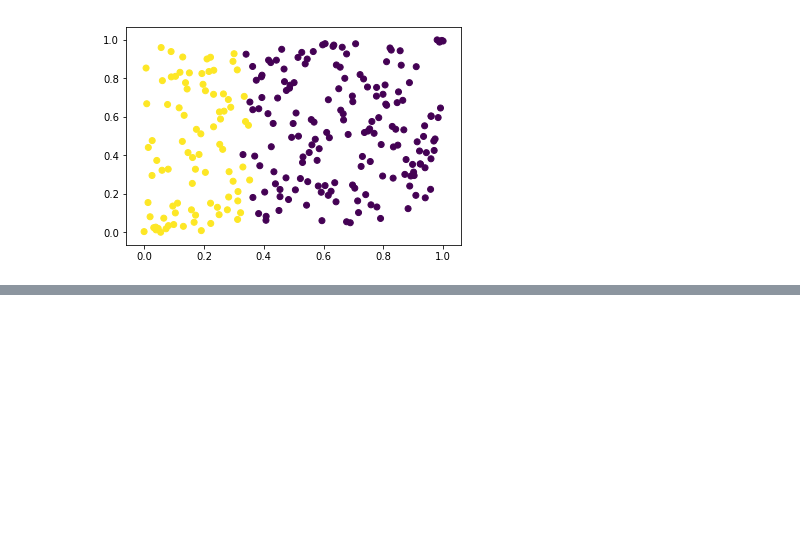
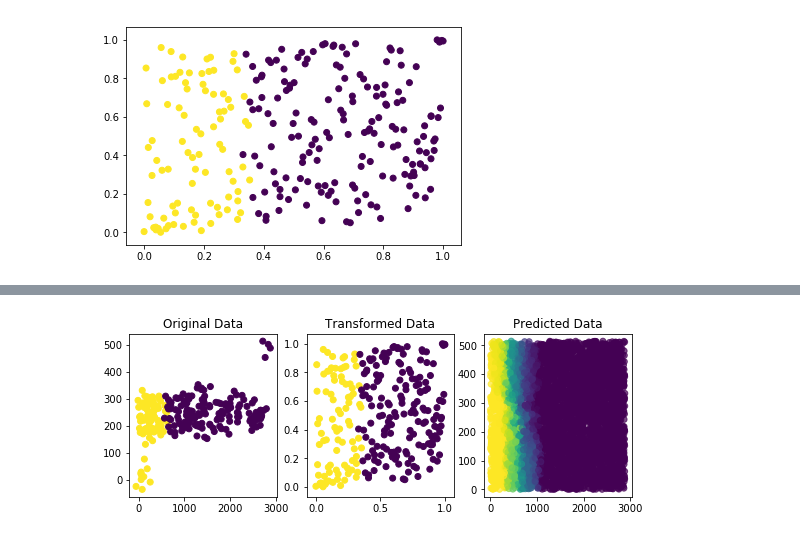
Before and after one commit to Thiyophin/Machine_learning, a Jupyter notebook: scikit_learn_tutorial.ipynb, the cells around one changed output, grey strips where cells are left out. Drawn from its saved outputs; the diff is of its cells as text; code cells hidden in the pictures; blank space fills up the shorter version.

```diff
--- a/scikit_learn_tutorial.ipynb
+++ b/scikit_learn_tutorial.ipynb
@@ -359,0 +391,4 @@ plt.scatter(X_new[:,0], X_new[:,1], c=y)
+# %%
+plot_output(scaler=QuantileTransformer(n_quantiles=100))
+# %% [output]
+[figure, added]
```
Also changed, not shown: parts of 14 cells of this notebook, 1 other file.
